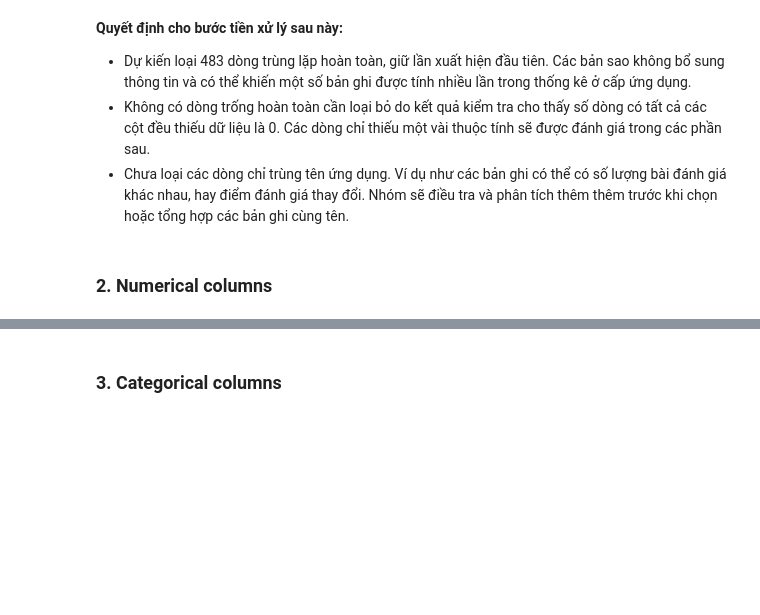
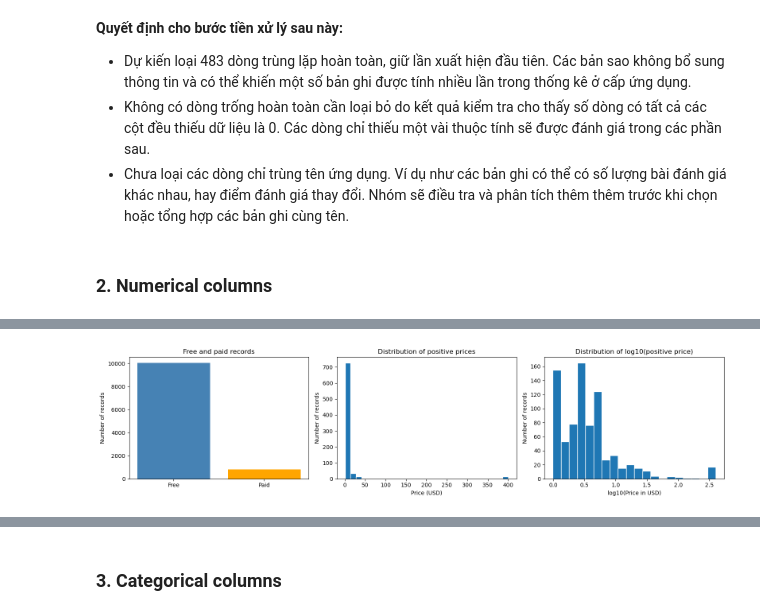
Before and after one commit to phtanh05/google-play-store-apps-analysis, a Jupyter notebook: notebooks/01_collection_exploration.ipynb, the cells around one changed output, grey strips where cells are left out. Saved outputs shown, nothing was run; the diff lists cells and outputs as text; code cells hidden in the pictures; blank space fills up the shorter version.

```diff
--- a/notebooks/01_collection_exploration.ipynb
+++ b/notebooks/01_collection_exploration.ipynb
@@ -170,0 +512,43 @@ display(
+# %%
+prices = numeric_stats_view["Price"].dropna()
+paid_prices = prices.loc[prices.gt(0)]
+
+price_groups = pd.Series({
+    "Free": prices.eq(0).sum(),
+    "Paid": prices.gt(0).sum()
+})
+
+fig, axes = plt.subplots(1, 3, figsize=(16, 4))
+
+axes[0].bar(
+    price_groups.index,
+    price_groups.values,
+    color=["steelblue", "orange"]
+)
+axes[0].set(
+    title="Free and paid records",
+    ylabel="Number of records"
+)
+
+axes[1].hist(paid_prices, bins=30, edgecolor="white")
+axes[1].set(
+    title="Distribution of positive prices",
+    xlabel="Price (USD)",
+    ylabel="Number of records"
+)
+
+axes[2].hist(
+    np.log10(paid_prices),
+    bins=20,
+    edgecolor="white"
+)
+axes[2].set(
+    title="Distribution of log10(positive price)",
+    xlabel="log10(Price in USD)",
+    ylabel="Number of records"
+)
+
+plt.tight_layout()
+plt.show()
+# %% [output]
+[figure, added]
```
Also changed, not shown: parts of 35 cells of this notebook.
